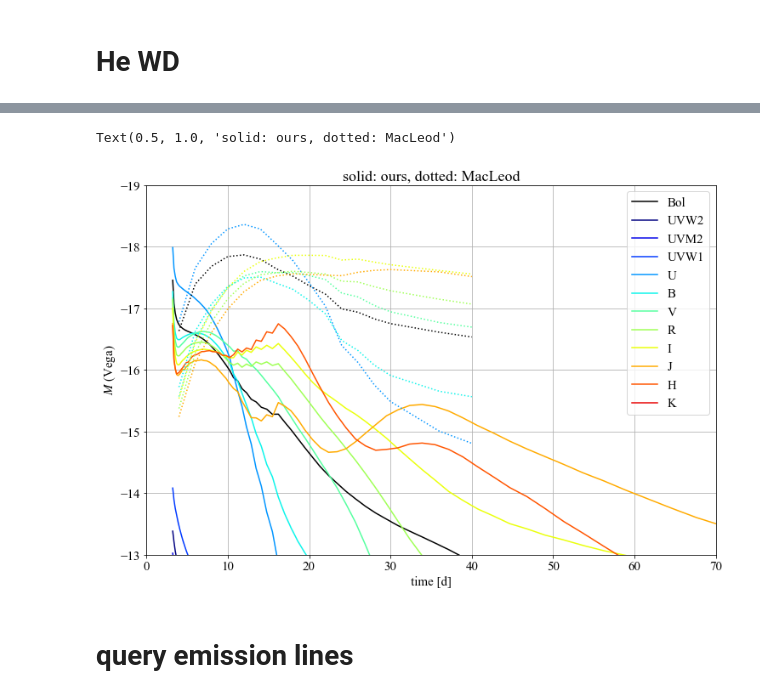
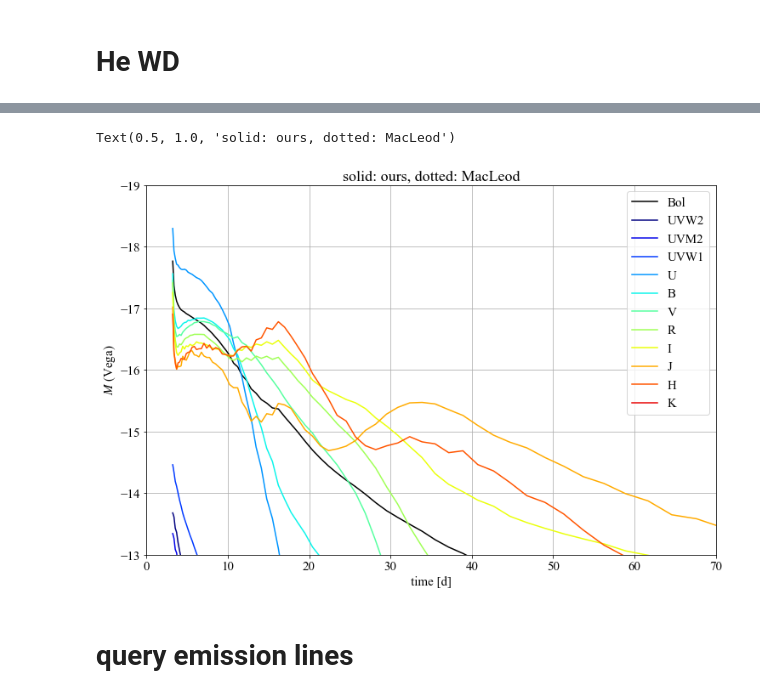
Before and after one commit to KjrKwn/photons, a Jupyter notebook: analysis/python/plot.ipynb, the cells around one changed output, grey strips where cells are left out. Saved outputs shown, nothing was run; the diff lists cells and outputs as text; code cells hidden in the pictures.

```diff
--- a/analysis/python/plot.ipynb
+++ b/analysis/python/plot.ipynb
@@ -46,7 +47,7 @@ system = "Vega"
 # system = "ST"
 # %%
 filters = photontools.read_all_filters()
-filter_focas, filter_johnson, filter_swift, filter_twomass = filters
+filter_focas, filter_johnson, filter_ps, filter_swift, filter_twomass = filters
 # %% [output]
 ./photontools/filter_data/focas
 ./photontools/filter_data/johnson
@@ -68,0 +82,3 @@ for i, filter in enumerate(filters):
+# %%
+lc_ML = photontools.calc_band_flux(spectra_ML, filter_johnson)
+lc_ML_dust = photontools.calc_band_flux(spectra_ML_dust, filter_johnson)
@@ -68,0 +102,7 @@ for i, filter in enumerate(filters):
+# %%
+lc_ML = lc_ML.convert_flux_to_magnitude(filter_johnson, system="AB")
+lc_ML_dust = lc_ML_dust.convert_flux_to_magnitude(filter_johnson, system="AB")
+# %%
+for i, band in enumerate(filter_johnson.bands):
+    plt.plot(filter_johnson.wavelengths[i], filter_johnson.response[i], label=band)
+plt.legend()
@@ -284,17 +356,20 @@ lc_maeda_focas   = photontools.calc_band_flux(spectra_reduced, filters[0]).conve
 lc_maeda_john    = photontools.calc_band_flux(spectra_reduced, filters[1]).convert_flux_to_magnitude(filters[1], system=system)
 lc_maeda_twomass = photontools.calc_band_flux(spectra_reduced, filters[3]).convert_flux_to_magnitude(filters[3], system=system)
 # %%
-
+j_theta=0
+j_theta_ed=2
+k_phi=4
+k_phi_ed=6
 
 
 plt.figure(figsize=(12,8))
 
-plt.plot(lc_maeda_bol.times, lc_maeda_bol.data[:,:,:].mean(axis=(1,2)), label="Bol", color="black")
+plt.plot(lc_maeda_bol.times, lc_maeda_bol.data[:,j_theta:j_theta_ed,k_phi:k_phi_ed].mean(axis=(1,2)), label="Bol", color="black")
 # swift
 list_index_bands = np.argsort(filters[2].effective_wavelength)
 for i in list_index_bands[:3]:
     band = lc_maeda_swift.bands[i]
-    plt.plot(lc_maeda_swift.times, lc_maeda_swift.data[:,:,:,i].mean(axis=(1,2)),
+    plt.plot(lc_maeda_swift.times, lc_maeda_swift.data[:,j_theta:j_theta_ed,k_phi:k_phi_ed,i].mean(axis=(1,2)),
              label=band,
              color=dict_color[band])
 
@@ -302,7 +377,7 @@ for i in list_index_bands[:3]:
 # list_index_bands = np.argsort(filters[1].effective_wavelength)
 # for i in list_index_bands:
 #     band = lc_maeda_focas.bands[i][0].capitalize()
-#     plt.plot(lc_maeda_focas.times, lc_maeda_focas.data[:,:,:,i].mean(axis=(1,2)),
+#     plt.plot(lc_maeda_focas.times, lc_maeda_focas.data[:,j_theta:j_theta_ed,k_phi:k_phi_ed,i].mean(axis=(1,2)),
 #              label=band,
 #              color=dict_color[band])
 
@@ -310,45 +385,45 @@ for i in list_index_bands[:3]:
 list_index_bands = np.argsort(filters[1].effective_wavelength)
 for i in list_index_bands:
     band = lc_maeda_john.bands[i][0]
-    plt.plot(lc_maeda_john.times, lc_maeda_john.data[:,:,:,i].mean(axis=(1,2)),
+    plt.plot(lc_maeda_john.times, lc_maeda_john.data[:,j_theta:j_theta_ed,k_phi:k_phi_ed,i].mean(axis=(1,2)),
              label=band,
              color=dict_color[band])
 
 #twomass
 list_index_bands = np.argsort(filters[3].effective_wavelength)
 for i in list_index_bands:
     band = lc_maeda_twomass.bands[i][0].capitalize()
-    plt.plot(lc_maeda_twomass.times, lc_maeda_twomass.data[:,:,:,i].mean(axis=(1,2)),
+    plt.plot(lc_maeda_twomass.times, lc_maeda_twomass.data[:,j_theta:j_theta_ed,k_phi:k_phi_ed,i].mean(axis=(1,2)),
              label=band,
              color=dict_color[band])
 
 # plt.title("Maeda")
 # plt.grid()
 # plt.gca().invert_yaxis()
 plt.legend()
 
 
-plt.plot(lc_ML_bol.times, lc_ML_bol.data[:,:,:].mean(axis=(1,2)), label="Bol", color="black", linestyle=lss[3])
-for i, band in enumerate(lc_ML.bands):
-    if (i>0):
-        plt.plot(lc_ML.times, lc_ML.data[:,:,:,i].mean(axis=(1,2)),
-    #                  label=band[1],
-                 color=dict_color[band[1]],
-                 linestyle=lss[3])
+# plt.plot(lc_ML_bol.times, lc_ML_bol.data[:,j_theta:j_theta_ed,k_phi:k_phi_ed].mean(axis=(1,2)), label="Bol", color="black", linestyle=lss[3])
+# for i, band in enumerate(lc_ML.bands):
+#     if (i>0):
+#         plt.plot(lc_ML.times, lc_ML.data[:,j_theta:j_theta_ed,k_phi:k_phi_ed,i].mean(axis=(1,2)),
+#     #                  label=band[1],
+#                  color=dict_color[band[1]],
+#                  linestyle=lss[3])
 
 # plt.title("MacLeod")
 plt.xlabel("time [d]")
 plt.ylabel(r"$M$ (Vega)")
 plt.xlim(0,70)
 plt.ylim(-19,-13)
 plt.grid()
 plt.gca().invert_yaxis()
 plt.title("solid: ours, dotted: MacLeod")
 # plt.legend()
 # plt.savefig("figs/cowd/lc_compare.png")
 # %% [output]
 Text(0.5, 1.0, 'solid: ours, dotted: MacLeod')
-[figure, old version]
+[figure, new version]
 # %% [markdown]
 # query emission lines
 # %%
```
Also changed, not shown: parts of 29 cells of this notebook.
